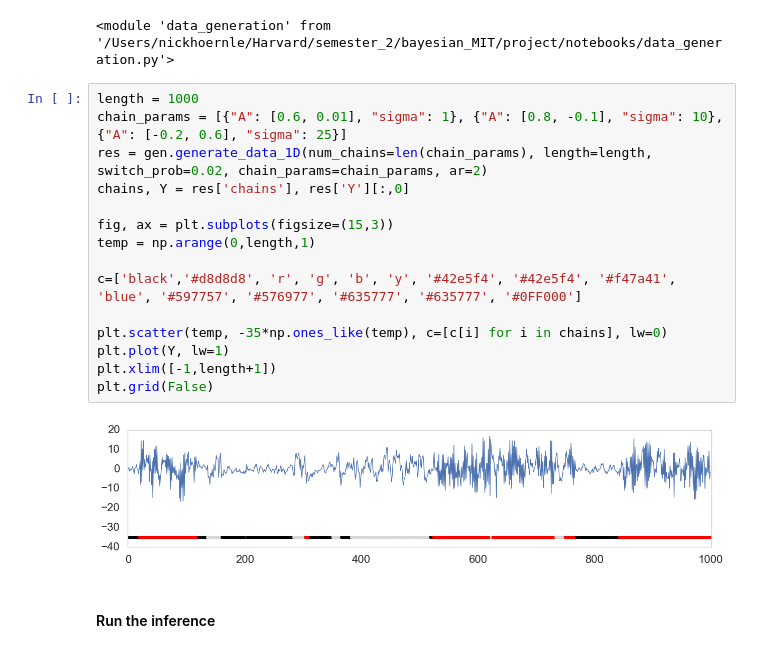
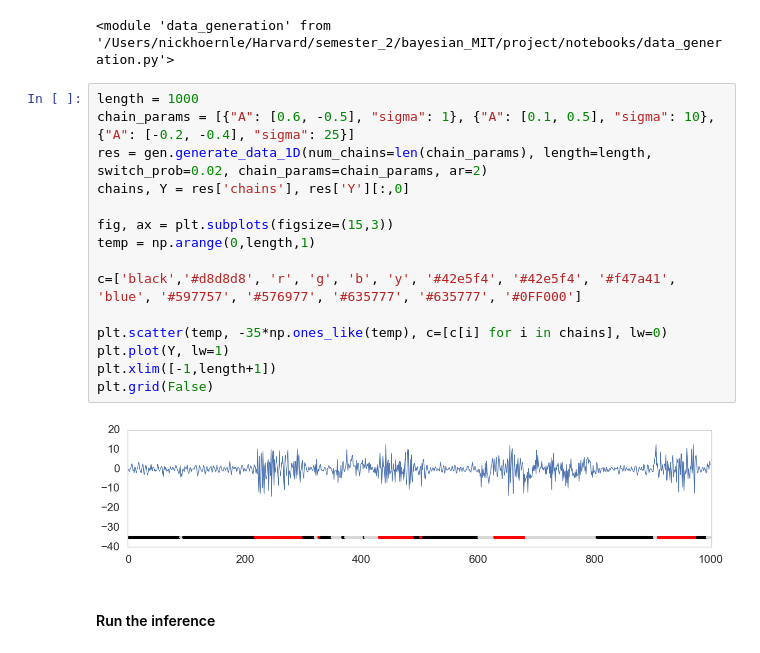
Before and after one commit to NickHoernle/mit-bayesian-inference, a Jupyter notebook: project/notebooks/auto-regressive-hdm-hmm.ipynb, the cells around one changed output. Drawn from its saved outputs; the diff is of its cells as text.

```diff
--- a/project/notebooks/auto-regressive-hdm-hmm.ipynb
+++ b/project/notebooks/auto-regressive-hdm-hmm.ipynb
@@ -287,21 +274,21 @@ imp.reload(gen)
 <module 'data_generation' from '/Users/nickhoernle/Harvard/semester_2/bayesian_MIT/project/notebooks/data_generation.py'>
 # %%
 length = 1000
-chain_params = [{"A": [0.6, 0.01], "sigma": 1}, {"A": [0.8, -0.1], "sigma": 10}, {"A": [-0.2, 0.6], "sigma": 25}]
+chain_params = [{"A": [0.6, -0.5], "sigma": 1}, {"A": [0.1, 0.5], "sigma": 10}, {"A": [-0.2, -0.4], "sigma": 25}]
 res = gen.generate_data_1D(num_chains=len(chain_params), length=length, switch_prob=0.02, chain_params=chain_params, ar=2)
 chains, Y = res['chains'], res['Y'][:,0]
 
 fig, ax = plt.subplots(figsize=(15,3))
 temp = np.arange(0,length,1)
 
 c=['black','#d8d8d8', 'r', 'g', 'b', 'y', '#42e5f4', '#42e5f4', '#f47a41', 'blue', '#597757', '#576977', '#635777', '#635777', '#0FF000']
 
 plt.scatter(temp, -35*np.ones_like(temp), c=[c[i] for i in chains], lw=0)
 plt.plot(Y, lw=1)
 plt.xlim([-1,length+1])
 plt.grid(False)
 # %% [output]
-[figure, old version]
+[figure, new version]
 # %% [markdown]
 #### Run the inference
 # %%
```
Also changed, not shown: parts of 12 cells of this notebook, 1 other file.
